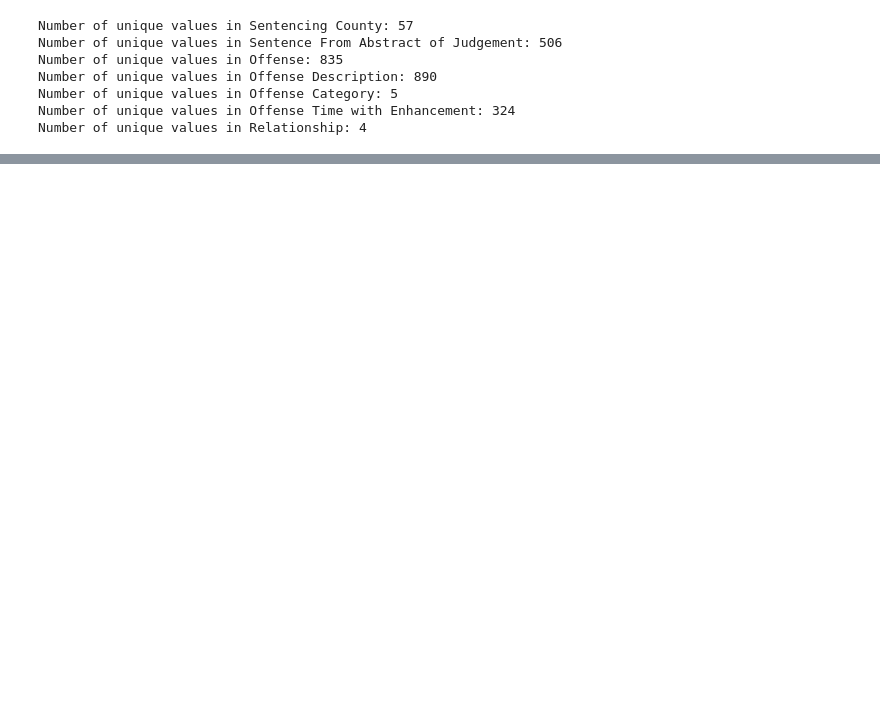
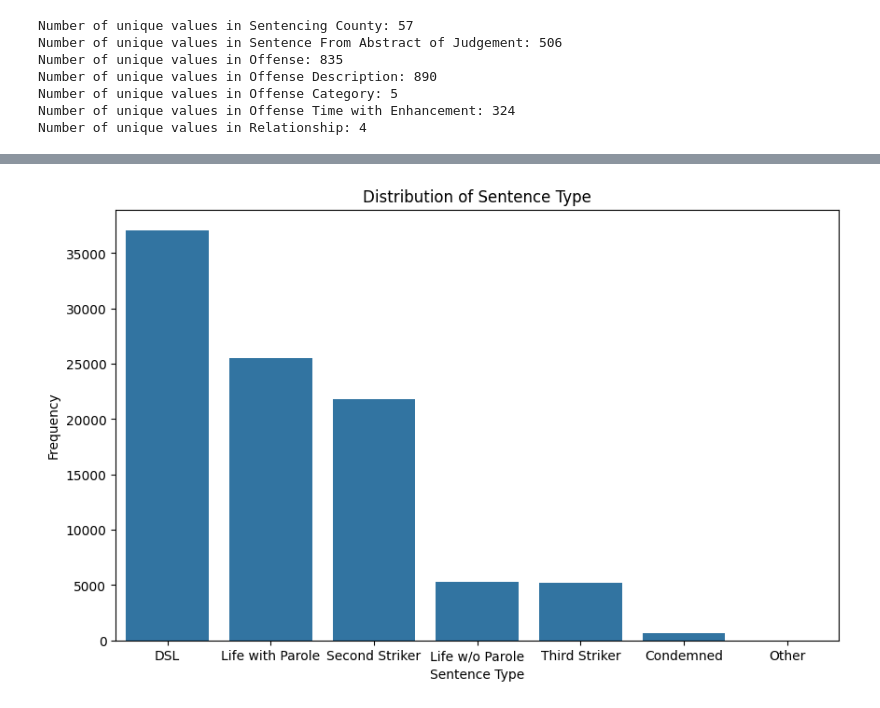
Before and after one commit to julia-epshtein/CS571, a Jupyter notebook: data_exploration.ipynb, the cells around one changed output, grey strips where cells are left out. Saved outputs shown, nothing was run; the diff lists cells and outputs as text; code cells hidden in the pictures; blank space fills up the shorter version.

```diff
--- a/data_exploration.ipynb
+++ b/data_exploration.ipynb
@@ -180,0 +255,13 @@ dtype: int64
+# %%
+plt.figure(figsize=(10, 6))
+sns.barplot(
+    x='Sentence Type',
+    y='count',
+    data=demographics['Sentence Type'].value_counts().reset_index()
+)
+plt.title('Distribution of Sentence Type')
+plt.xlabel('Sentence Type')
+plt.ylabel('Frequency')
+plt.show()
+# %% [output]
+[figure, added]
```
Also changed, not shown: parts of 47 cells of this notebook, 1 other file.
